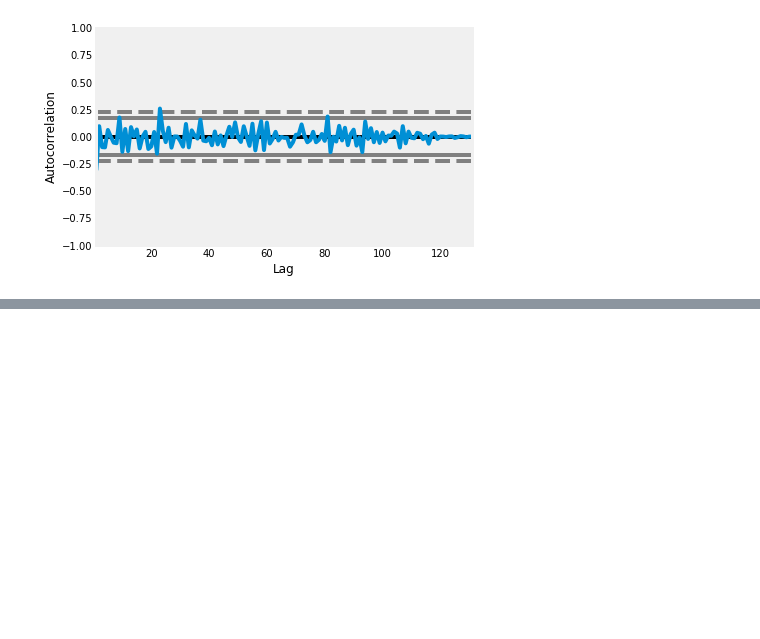
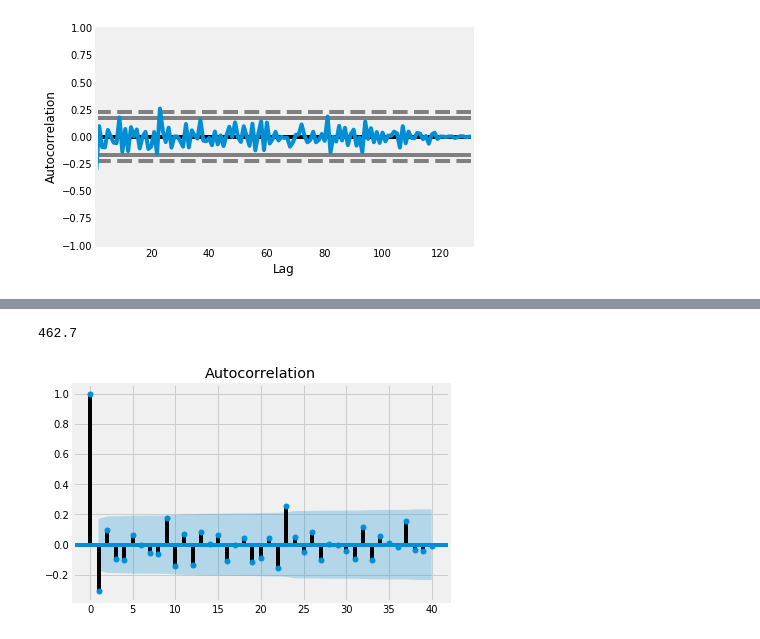
Before and after one commit to timsturges/GA_DS, a Jupyter notebook: classwork/Unit4/class18/labs/Autocorrelation, Autocovariance, and Plotting.ipynb, the cells around one changed output, grey strips where cells are left out. Cells and saved outputs as stored; diff of their text form; code cells hidden in the pictures; blank space fills up the shorter version.

```diff
--- a/classwork/Unit4/class18/labs/Autocorrelation, Autocovariance, and Plotting.ipynb
+++ b/classwork/Unit4/class18/labs/Autocorrelation, Autocovariance, and Plotting.ipynb
@@ -83,0 +91,10 @@ autocorrelation_plot(df['Passengers'].diff().diff(periods = 12)[13:]);
+# %%
+prediction = 4.3 + (432*0.7) + (390*0.4)
+prediction
+# %% [output]
+462.7
+# %%
+stationary_data = df['Passengers'].diff().diff(periods = 12)[13:]
+x = plot_acf(stationary_data, lags = 40)
+# %% [output]
+[figure, added]
```
Also changed, not shown: parts of 6 cells of this notebook, 10 other files.
